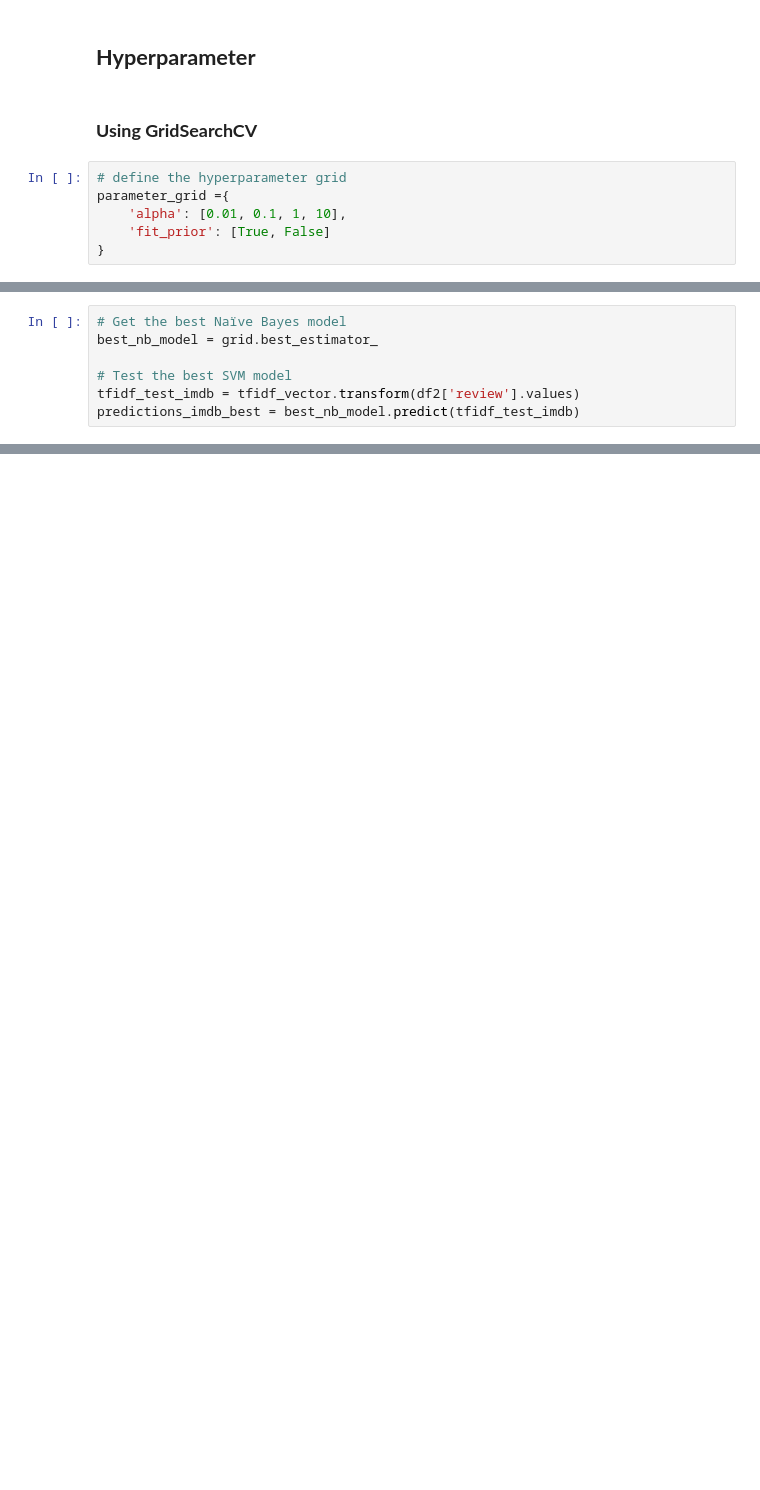
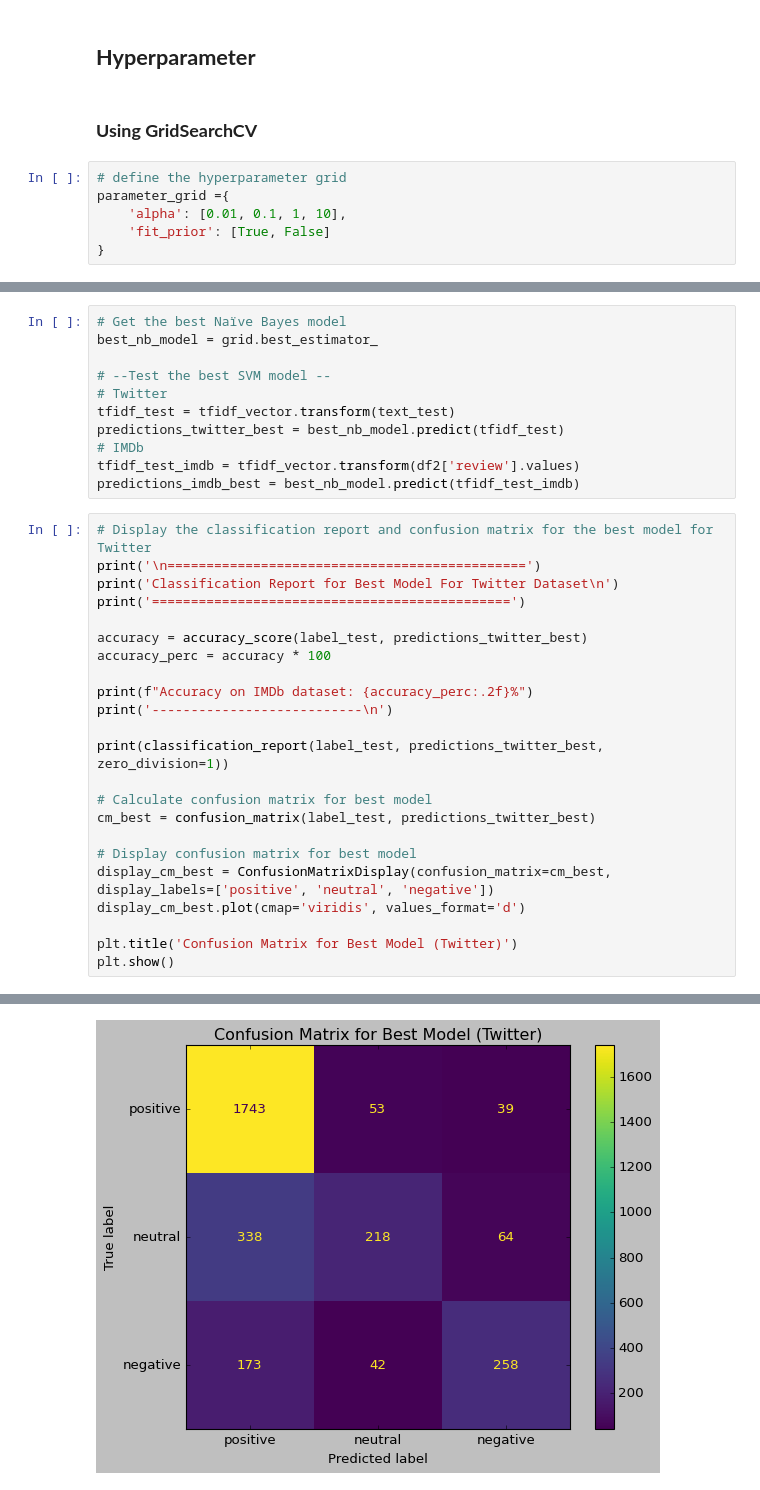
Before and after one commit to OziomaEunice/Sentiment_GPT, a Jupyter notebook: NaïveBayes_SentimentAnalysis2.ipynb, the cells around one changed output, grey strips where cells are left out. Saved outputs shown, nothing was run; the diff lists cells and outputs as text; blank space fills up the shorter version.

```diff
--- a/NaïveBayes_SentimentAnalysis2.ipynb
+++ b/NaïveBayes_SentimentAnalysis2.ipynb
@@ -322,6 +637,34 @@ print("Best Estimator:", grid.best_estimator_)
 # Get the best Naïve Bayes model
 best_nb_model = grid.best_estimator_
 
-# Test the best SVM model
+# --Test the best SVM model --
+# Twitter
+tfidf_test = tfidf_vector.transform(text_test)
+predictions_twitter_best = best_nb_model.predict(tfidf_test)
+# IMDb
 tfidf_test_imdb = tfidf_vector.transform(df2['review'].values)
 predictions_imdb_best = best_nb_model.predict(tfidf_test_imdb)
+# %%
+# Display the classification report and confusion matrix for the best model for Twitter
+print('\n==============================================')
+print('Classification Report for Best Model For Twitter Dataset\n')
+print('==============================================')
+
+accuracy = accuracy_score(label_test, predictions_twitter_best)
+accuracy_perc = accuracy * 100
+
+print(f"Accuracy on IMDb dataset: {accuracy_perc:.2f}%")
+print('---------------------------\n')
+
+print(classification_report(label_test, predictions_twitter_best, zero_division=1))
+
+# Calculate confusion matrix for best model
+cm_best = confusion_matrix(label_test, predictions_twitter_best)
+
+# Display confusion matrix for best model
+display_cm_best = ConfusionMatrixDisplay(confusion_matrix=cm_best, display_labels=['positive', 'neutral', 'negative'])
+display_cm_best.plot(cmap='viridis', values_format='d')
+
+plt.title('Confusion Matrix for Best Model (Twitter)')
+plt.show()
+# %% [output]
@@ -328 +687,2 @@ predictions_imdb_best = best_nb_model.predict(tfidf_test_imdb)
+[figure, added]
 # %%
```
Also changed, not shown: parts of 42 cells of this notebook.
